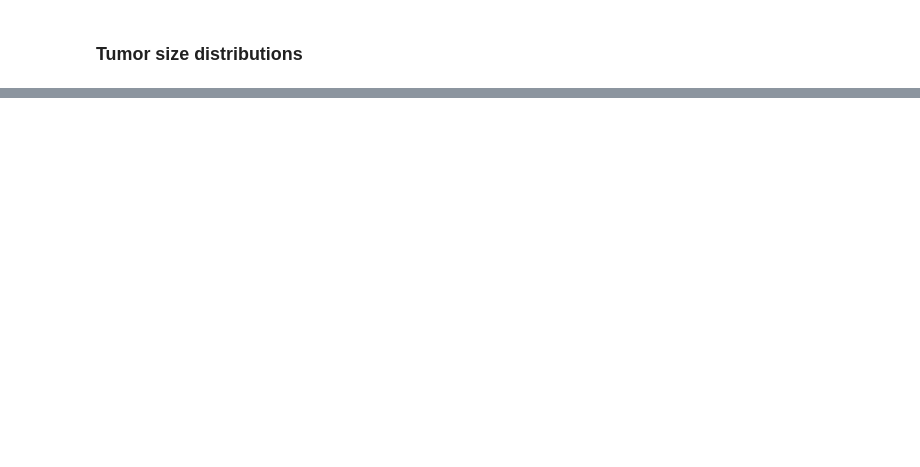
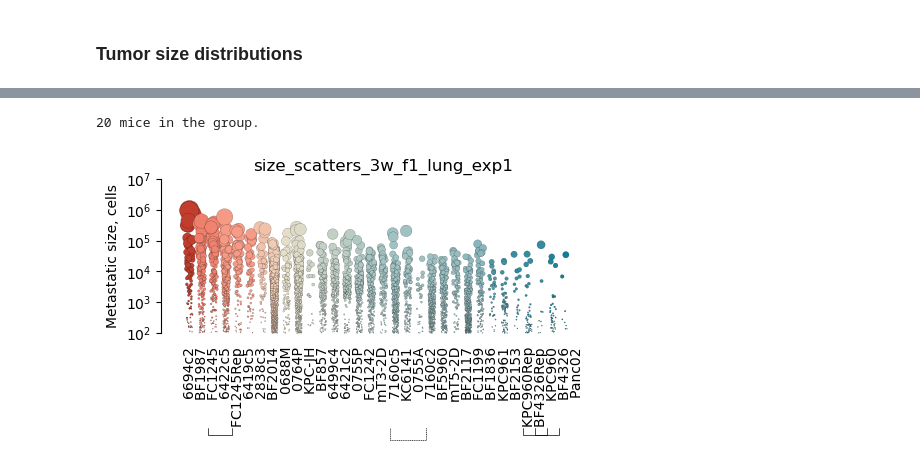
Before and after one commit to alyulina/metastatic-phenotypes, a Jupyter notebook: figures/fig3/fig3.ipynb, the cells around one changed output, grey strips where cells are left out. Saved outputs shown, nothing was run; the diff lists cells and outputs as text; code cells hidden in the pictures; blank space fills up the shorter version.

```diff
--- a/figures/fig3/fig3.ipynb
+++ b/figures/fig3/fig3.ipynb
@@ -729,4 +63,0 @@ plt.yscale('log'); plt.xscale('log'); plt.minorticks_off()
-# %%
-for clID in clIDs:
-    if clID__label[clID] in ['KPC960', 'KPC961', 'BF4326', 'BF5960']:
-        print(clID)
@@ -1284,14 +63,0 @@ for i in range(len(ns)):
-# %%
-# now in pre-injection sample:
-
-clID__n__n_reads = {}
-for clID in clIDs:
-    if clID in ['GATC', 'AGCA']:
-            continue
-
-    clID__n__n_reads[clID] = {}
-    for n in ns:
-        clID__n__n_reads[clID][n] = []
-        for bc, n_reads in clID__sample__reads[sample][clID].items():
-            if n - n * dn <= n_reads <= n + n * dn:
-                clID__n__n_reads[clID][n].append(clID__sample__reads['SK1_62'][clID].get(bc, 0))
@@ -1467,0 +64,62 @@ for i in range(len(percentiles)):
+# %%
+# 3w F1 iv lung samples from exp. one (see bootstrapping.ipynb for details)
+what = ['1', 20, 'C57B6/129S F1', 'intravenous', 'lung']
+tag = '_'.join([str(w).replace('/', '').replace(' ', '') for w in what])
+samples = list(set(metadata.loc[(metadata['experiment'] == what[0]) &
+                                (metadata['time point, d'] > what[1]) & # be careful here
+                                (metadata['genotype'] == what[2]) &
+                                (metadata['injection method'] == what[3]) &
+                                (metadata['tissue'] == what[4])
+].apply(lambda row: row['notes'].split()[0] if row['notes'] != 'none' else row.name, axis=1).tolist())) # choosing the correct name for merged counts
+print(f'{len(samples)} mice in the group.')
+
+clID__mean = utils.get_burden_and_n(samples)[0] # data mean
+clID__err = {k: [max(0, clID__mean[k] - np.percentile(v, 2.5)), max(0, np.percentile(v, 97.5) - clID__mean[k])] for k, v in what__relative_burden_bootstraps['burden_bootstrap__' + tag].items()} # bootstrapped confidence intervals
+
+clIDs_sorted = [y[0] for y in sorted(clID__mean.items(), key=lambda x: x[-1], reverse=True)]
+mouse_clID_barcode_size = utils.convert_barcode_reads_to_cell_counts(samples)
+
+name = 'size_scatters_3w_f1_lung_exp1'
+si = 'main'
+
+plt.figure(figsize=(5, 2))
+
+ax = plt.gca()
+ax.spines['left'].set_position(('axes', -0.075));
+#ax.spines['bottom'].set_position(('axes', -0.025));
+ax.spines['bottom'].set_visible(False);
+ax.spines['top'].set_visible(False);
+ax.spines['right'].set_visible(False);
+
+
+for i, clID in enumerate(clIDs_sorted):
+    sizes = mouse_clID_barcode_size.loc[mouse_clID_barcode_size.clID == clID, 'size']
+    sizes = sizes[sizes >= 100]
+    xs = np.random.uniform(i + 0.25, i + 1 - 0.25, len(sizes))
+    s = sizes**(2/3) / 5e1 #1.6e3
+    plt.scatter(xs, sizes, color=clID__color_1[clID], edgecolor='black', linewidth=0.1, alpha=1, s=s, clip_on=False)
+
+ax.set_yscale('log'); ax.minorticks_off();
+ax.set_ylim(1e2, 1e7);
+plt.yticks([1e2, 1e3, 1e4, 1e5, 1e6, 1e7])
+ax.set_xlim(0.5, i + 0.5);
+ax.set_ylabel('Metastatic size, cells')
+
+# make sure that the order is correct
+ax.set_xticks(0.5 + np.array(range(len(clIDs_sorted))));
+ax.set_xticklabels([clID__label[x] + '  ' for x in clIDs_sorted], size=10, rotation=90);
+plt.gca().xaxis.set_tick_params(length=0, width=0, which='both')
+
+# connecting replicate cell lines by lines
+for key, value in clID_replicates__linestyle.items():
+    x = sorted([clIDs_sorted.index(key[0]), clIDs_sorted.index(key[1])])
+    plt.annotate('', xy=(x[0], 0.1), xycoords='data', xytext=(x[1], 0.1), textcoords='data',
+                arrowprops=dict(arrowstyle='-', linestyle = value, linewidth=0.5, color='0',
+                patchA=None, patchB=None, connectionstyle='bar,fraction=-0.4'),
+                annotation_clip=False);
+
+plt.title(name)
+plt.savefig(path_to_save_figs + 'fig3/figs/' + si + '_' + name + '.pdf', dpi=300, bbox_inches='tight')
+# %% [output]
+20 mice in the group.
+[figure, added]
```
Also changed, not shown: parts of 71 cells of this notebook, 15 other files.
